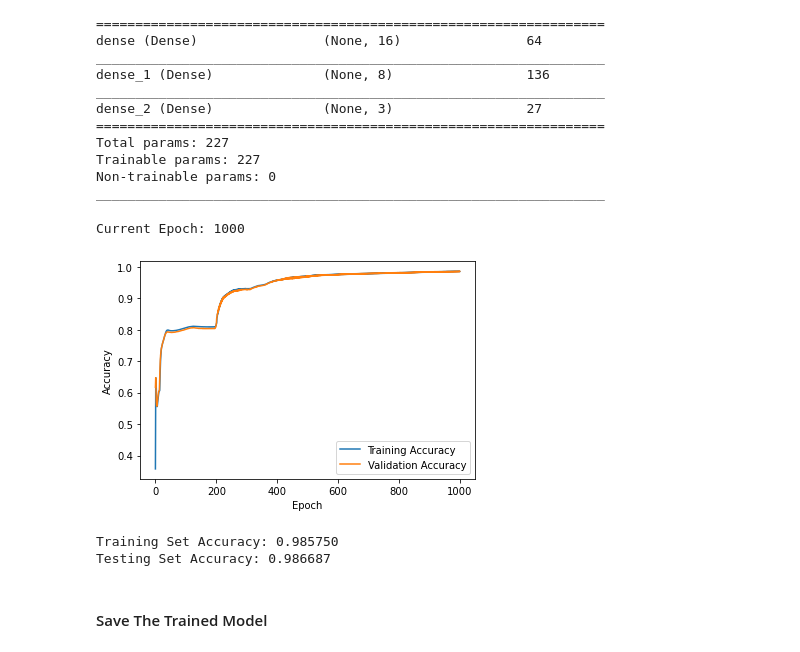
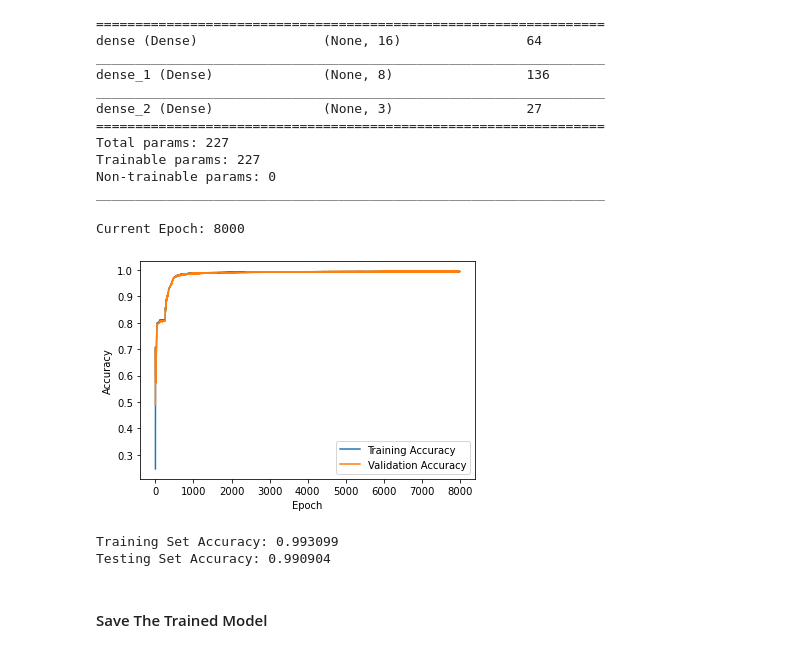
Before and after one commit to Rahat084/summer-project, a Jupyter notebook: notebooks/keras_ml_trainning.ipynb, the cells around one changed output. Drawn from its saved outputs; the diff is of its cells as text; code cells hidden in the pictures.

```diff
--- a/notebooks/keras_ml_trainning.ipynb
+++ b/notebooks/keras_ml_trainning.ipynb
@@ -157,28 +157,28 @@ _________________________________________________________________
 # %%
 class PrintEpNum(tf.keras.callbacks.Callback): # This is a function for the Epoch Counter
     def on_epoch_end(self, epoch, logs):
         sys.stdout.flush()
         sys.stdout.write("Current Epoch: " + str(epoch+1) + '\r') # Updates current Epoch Number
 
 
-EPOCHS = 1000 # Number of EPOCHS
+EPOCHS = 8000 # Number of EPOCHS
 
 # HISTORY Object which contains how the model learned
 history = model.fit(X_train_norm, y_train, batch_size=X_train_norm.shape[0], \
                     epochs=EPOCHS, validation_split=0.1, verbose = False, callbacks=[PrintEpNum()],workers=48)
 
 # PLOTTING HISTORY USING MATPLOTLIB
 
 plt.figure()
 plt.xlabel('Epoch')
 plt.ylabel('Accuracy')
 plt.plot(history.epoch, np.array(history.history['accuracy']),label='Training Accuracy')
 plt.plot(history.epoch, np.array(history.history['val_accuracy']),label = 'Validation Accuracy')
 plt.legend()
 plt.show()
 # %% [output]
-Current Epoch: 1000
+Current Epoch: 8000
-[figure, old version]
+[figure, new version]
 # %%
 loss, acc = model.evaluate(X_train_norm, y_train, verbose=0)
 
@@ -188,8 +188,8 @@ loss, acc = model.evaluate(X_test_norm, y_test, verbose=0)
 
 print("Testing Set Accuracy: %f" %(acc))
 # %% [output]
-Training Set Accuracy: 0.985750
-Testing Set Accuracy: 0.986687
+Training Set Accuracy: 0.993099
+Testing Set Accuracy: 0.990904
 # %% [markdown]
 #### Save The Trained Model
 # %%
```
Also changed, not shown: parts of 3 cells of this notebook, 2 other files.
